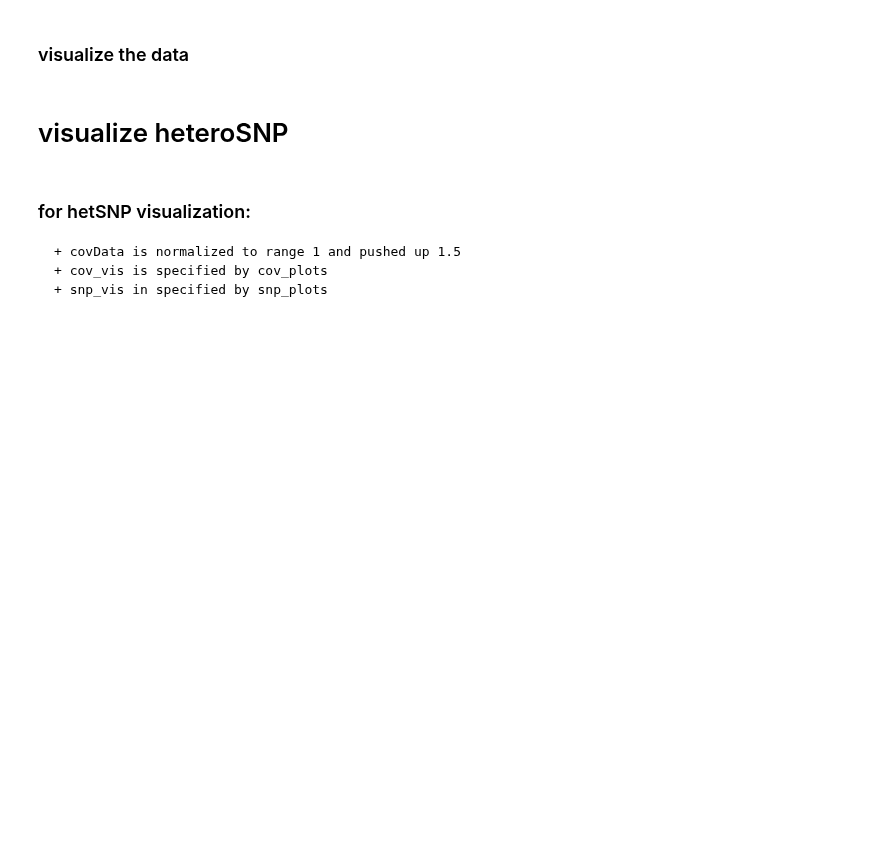
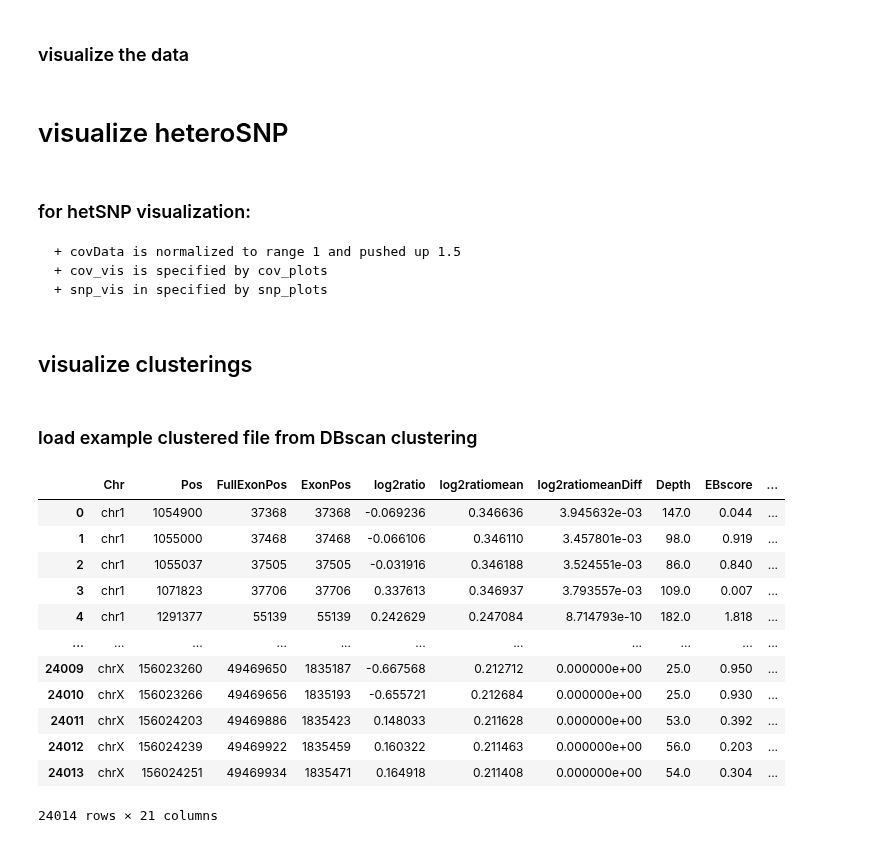
Before and after one commit to Mar111tiN/myCNV, a Jupyter notebook: nb/visualize.ipynb, the cells around one changed output. Cells and saved outputs as stored; diff of their text form; code cells hidden in the pictures; blank space fills up the shorter version.

```diff
--- a/nb/visualize.ipynb
+++ b/nb/visualize.ipynb
@@ -455,3 +455,26 @@ fig_params = dict(
 )
 
 fig, ax, df, chrom_df = plot_snp(snp_df, snp_plots=[vaf], cov_plots=[log2, log2mean], chroms=chroms, region='', **fig_params)
+# %% [markdown]
+## visualize clusterings
+# %% [markdown]
+### load example clustered file from DBscan clustering
+# %%
+sample = "01_A"
+df = pd.read_csv(os.path.join(output_path, f'cluster/{sample}.dbscan.csv'), sep='\t')
+# %%
+df
+# %% [output]
+|  | Chr | Pos | FullExonPos | ExonPos | log2ratio | log2ratiomean | log2ratiomeanDiff | Depth | EBscore | ... |
+| 0 | chr1 | 1054900 | 37368 | 37368 | -0.069236 | 0.346636 | 3.945632e-03 | 147.0 | 0.044 | ... |
+| 1 | chr1 | 1055000 | 37468 | 37468 | -0.066106 | 0.346110 | 3.457801e-03 | 98.0 | 0.919 | ... |
+| 2 | chr1 | 1055037 | 37505 | 37505 | -0.031916 | 0.346188 | 3.524551e-03 | 86.0 | 0.840 | ... |
+| 3 | chr1 | 1071823 | 37706 | 37706 | 0.337613 | 0.346937 | 3.793557e-03 | 109.0 | 0.007 | ... |
+| 4 | chr1 | 1291377 | 55139 | 55139 | 0.242629 | 0.247084 | 8.714793e-10 | 182.0 | 1.818 | ... |
+| ... | ... | ... | ... | ... | ... | ... | ... | ... | ... | ... |
+| 24009 | chrX | 156023260 | 49469650 | 1835187 | -0.667568 | 0.212712 | 0.000000e+00 | 25.0 | 0.950 | ... |
+| 24010 | chrX | 156023266 | 49469656 | 1835193 | -0.655721 | 0.212684 | 0.000000e+00 | 25.0 | 0.930 | ... |
+| 24011 | chrX | 156024203 | 49469886 | 1835423 | 0.148033 | 0.211628 | 0.000000e+00 | 53.0 | 0.392 | ... |
+| 24012 | chrX | 156024239 | 49469922 | 1835459 | 0.160322 | 0.211463 | 0.000000e+00 | 56.0 | 0.203 | ... |
+| 24013 | chrX | 156024251 | 49469934 | 1835471 | 0.164918 | 0.211408 | 0.000000e+00 | 54.0 | 0.304 | ... |
+24014 rows × 21 columns
```
Also changed, not shown: 22 other files.
